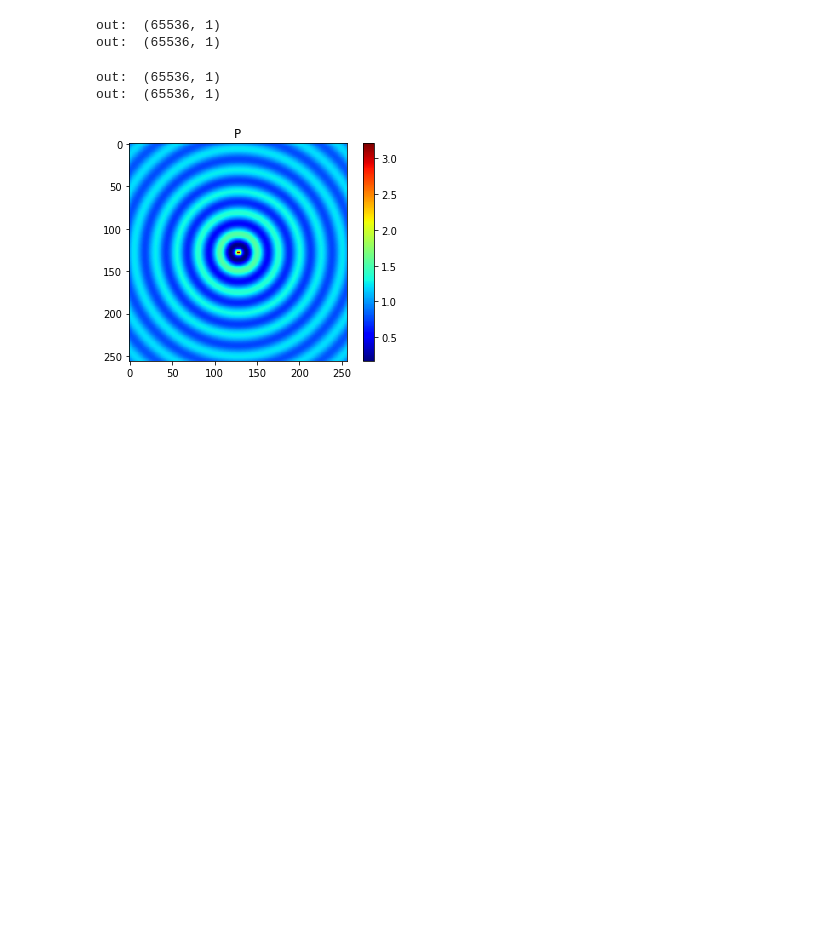
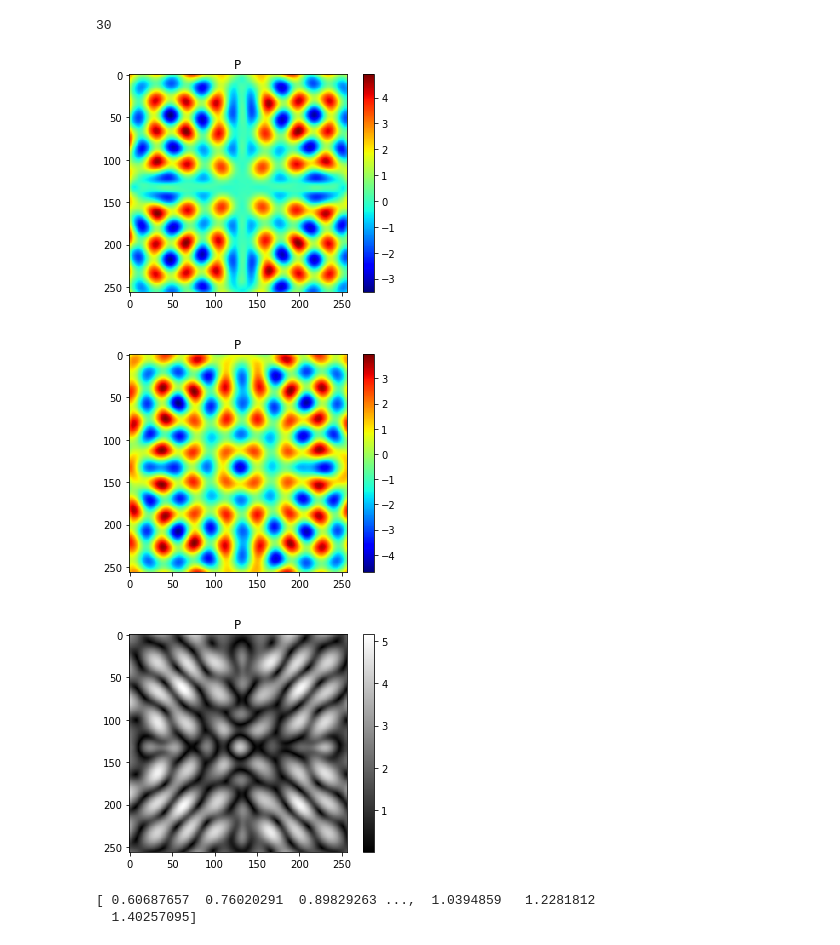
Before and after one commit to archilless/Minin, a Jupyter notebook: project.ipynb, the cells around one changed output. Cells and saved outputs as stored; diff of their text form; code cells hidden in the pictures; blank space fills up the shorter version.

```diff
--- a/project.ipynb
+++ b/project.ipynb
@@ -105,9 +112,10 @@ out:  (65536, 1)
 # %%
-import time
+# import time
 import scipy.sparse.linalg as spla
 import inspect
+import time
 
-max_iter = 1000
+max_iter = 30
 C=np.empty(max_iter)
 def report(xk):
     global i
@@ -121,43 +129,55 @@ def my_gmres(A, b, x0, maxiter, tol):
     global i
     global toler
     global C
     gmres = []
 #    A = np.asarray(A)
 #     if np.all(A == np.eye(A.shape[0], A.shape[1])):
 #         return b
 #     if np.all(A == np.diag(np.diagonal(A))):
 #         return b/np.diagonal(M)
     t = time.time()
-    U_gm =  spla.gmres(A, b,  x0=x0, maxiter = maxiter, tol = tol, callback = report)[0]
+    #visualize(b.real.reshape(-1,size))
+    U_gm, info =  spla.gmres(A, b,  x0=x0, maxiter = maxiter, tol = tol, callback = report)
     t = time.time() - t
     #plt.semilogy(np.arange(i)*1/i*t,C[:i]/np.linalg.norm(b), label="Generalized Minimal RESidual iterations")
-    #print(info)
-    return C[:i]
+    print(info)
+    return U_gm,C[:i]
 
 
 A = spla.LinearOperator(shape = (size**2, size**2), matvec = lambda qwe: matvec(qwe,mask,k,e))
 i = 0
 b = get_plane_wave(1,k,size).reshape(-1,1)
-x0 = np.zeros(size**2).reshape(-1,1)
-gmres = my_gmres(A, b, x0, maxiter=max_iter, tol=6e-10)
-print()
-vals = x.real.reshape(-1,size)
-visualize(vals,"P")
+x0 = np.ones(size**2).reshape(-1,1)
+
+vals, gmres = my_gmres(A, b, x0, maxiter=max_iter, tol=6e-10)
+
+vals_re = vals.real.reshape(-1,size)
+vals_im = vals.imag.reshape(-1,size)
+vals_abs = np.abs(vals).reshape(-1,size)
+
+
+visualize(vals_re,"P")
+visualize(vals_im,"P")
+visualize(vals_abs,"P","gray")
 
 
 # plt.semilogy(np.arange(gmres.shape[0]),gmres/np.linalg.norm(b), label="Generalized Minimal RESidual iterations")
 
 # plt.legend()
 # plt.title('Relative residual (depends on time) %i' % 256)
 # plt.xlabel('Number of step')
 # plt.ylabel('Relative residual norm')
 # plt.show()
 
 # i=0
 # toler = 1e-6
 # %% [output]
-out:  (65536, 1)
-out:  (65536, 1)
+30
-out:  (65536, 1)
-out:  (65536, 1)
-[figure, old version]
+[figure, new version]
+[figure, added]
+[figure, added]
+# %%
+print(vals.imag)
+# %% [output]
+[ 0.60687657  0.76020291  0.89829263 ...,  1.0394859   1.2281812
+  1.40257095]
```
Also changed, not shown: parts of 1 cell of this notebook.
